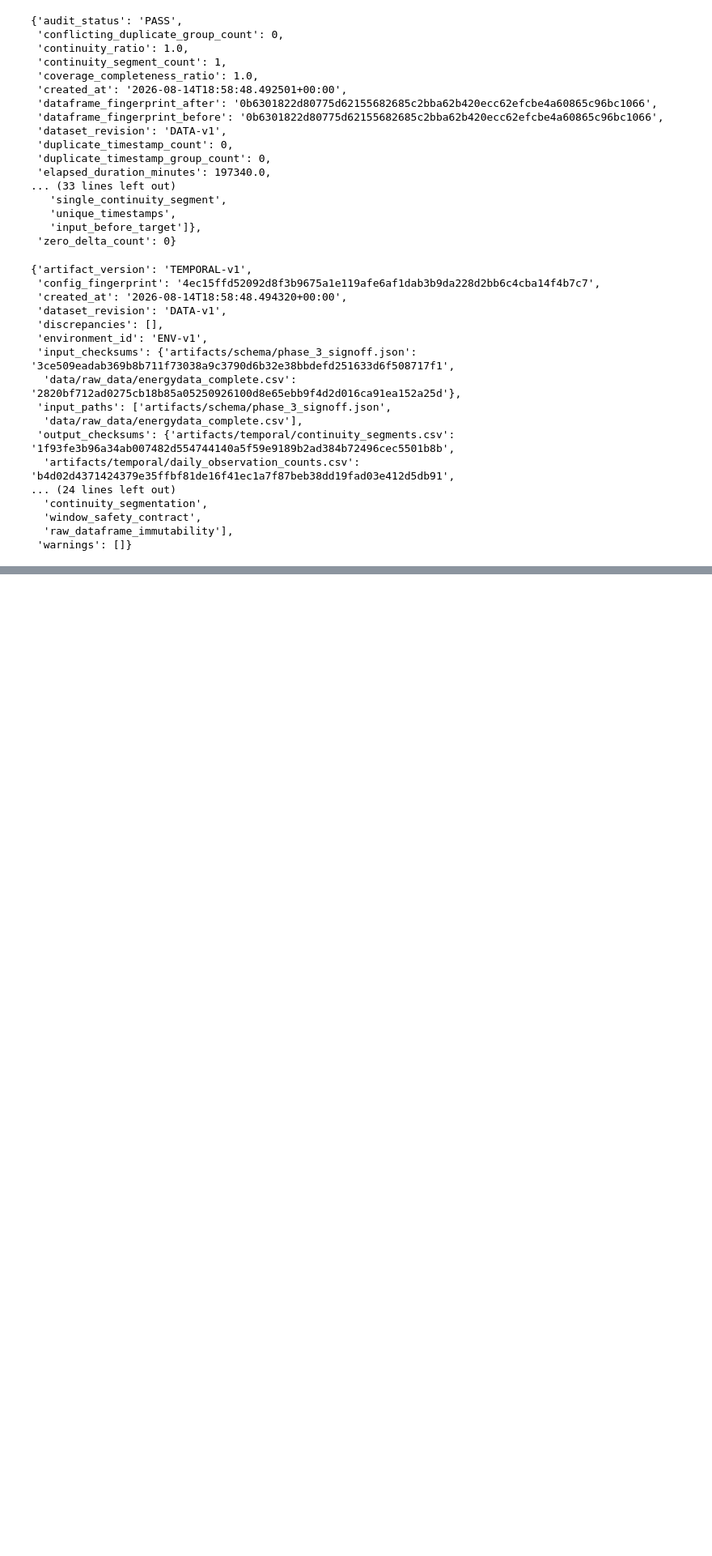
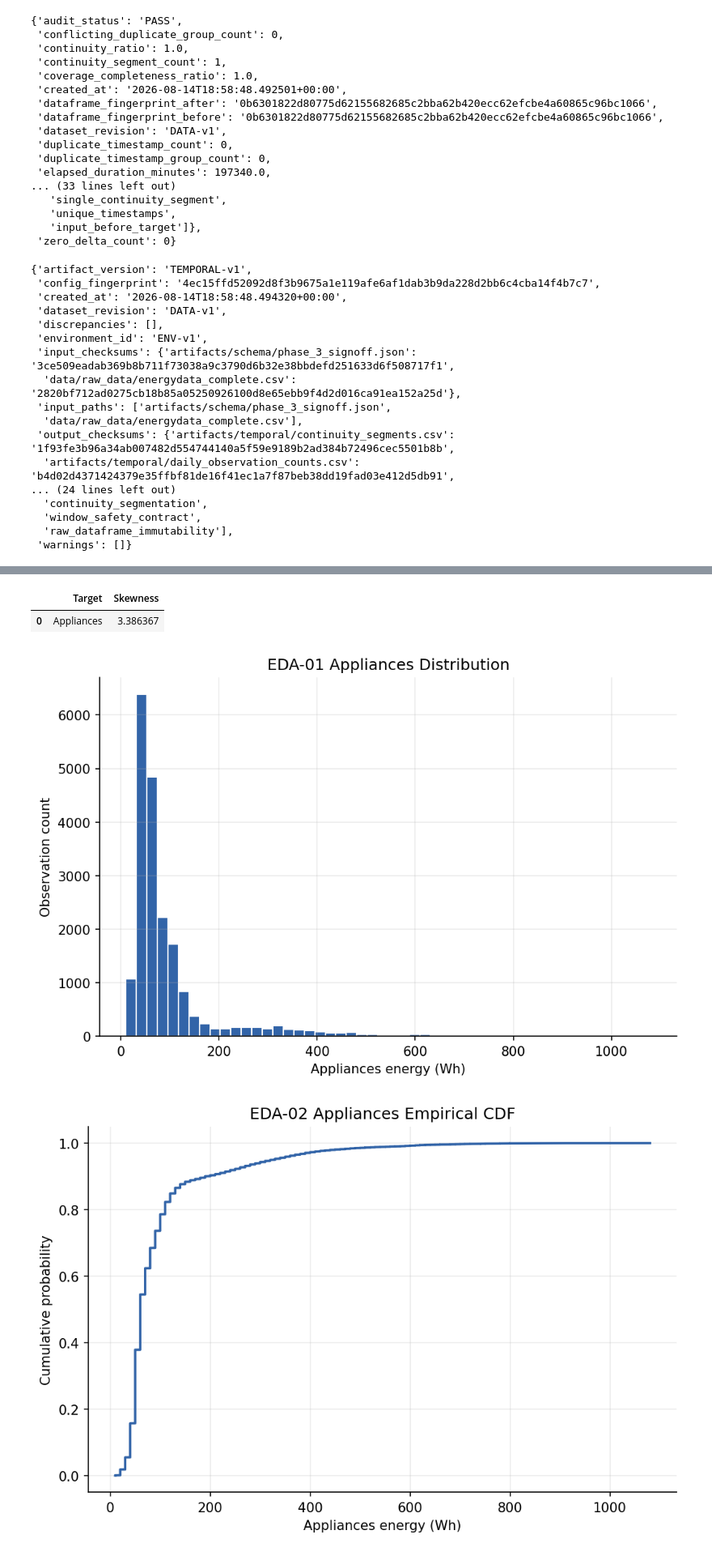
Before and after one commit to TiCoder-coder/TOTAL_LABPARACTICE_FOR_DEEP_LEARNING, a Jupyter notebook: COURSE_WORK/notebook_course_work/CourseWork.ipynb, the cells around one changed output, grey strips where cells are left out. Shown at 81% size. Cells and saved outputs as stored; diff of their text form; code cells hidden in the pictures; blank space fills up the shorter version.

```diff
--- a/COURSE_WORK/notebook_course_work/CourseWork.ipynb
+++ b/COURSE_WORK/notebook_course_work/CourseWork.ipynb
@@ -285,0 +446,11 @@ The validated workflow stops before feature engineering, chronological splitting
+# %%
+target_summary = pd.read_csv(eda_table_root / "eda_numeric_summary.csv").query("variable == 'Appliances'")
+target_quantiles = pd.read_csv(eda_table_root / "target_quantiles.csv")
+display(target_summary)
+display(target_quantiles)
+display(pd.DataFrame({"Target": ["Appliances"], "Skewness": [df["Appliances"].skew()]}))
+display(Image(filename=eda_figure_root / "EDA_01_target_histogram.png"))
+display(Image(filename=eda_figure_root / "EDA_02_target_ecdf.png"))
+display(Image(filename=eda_figure_root / "EDA_03_target_boxplot.png"))
+display(Image(filename=eda_figure_root / "EDA_05_energy_spikes.png"))
+# %% [output]
@@ -285,0 +468,4 @@ The validated workflow stops before feature engineering, chronological splitting
+|  | Target | Skewness |
+| 0 | Appliances | 3.386367 |
+[figure, added]
+[figure, added]
```
Also changed, not shown: parts of 37 cells of this notebook, 21 other files.
